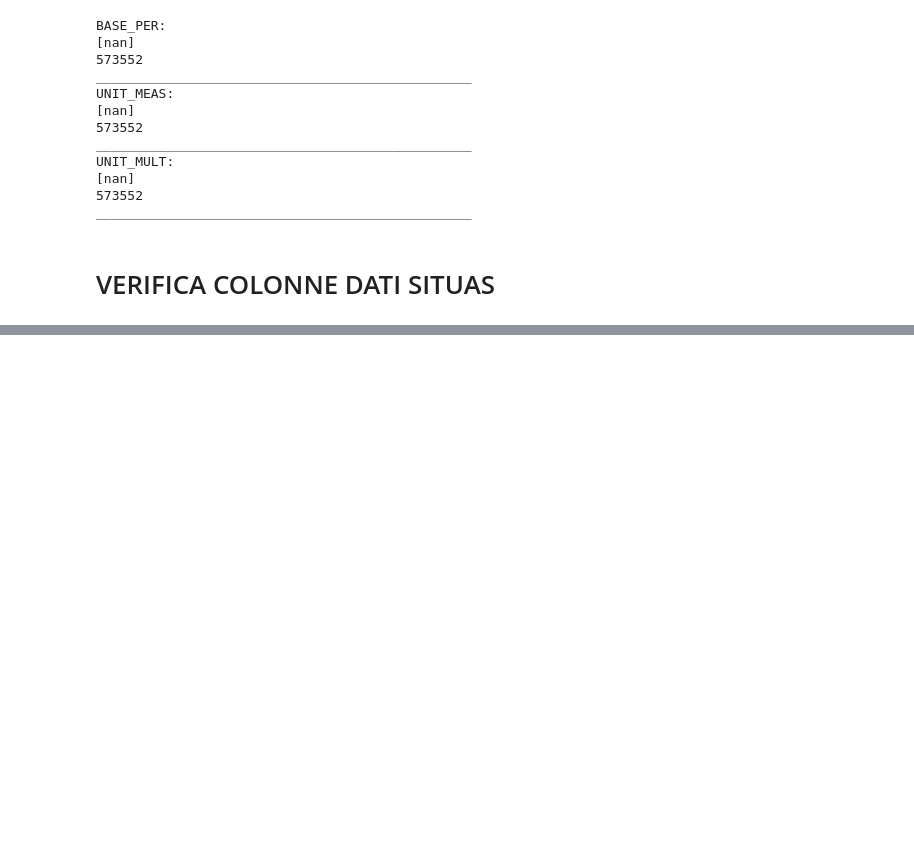
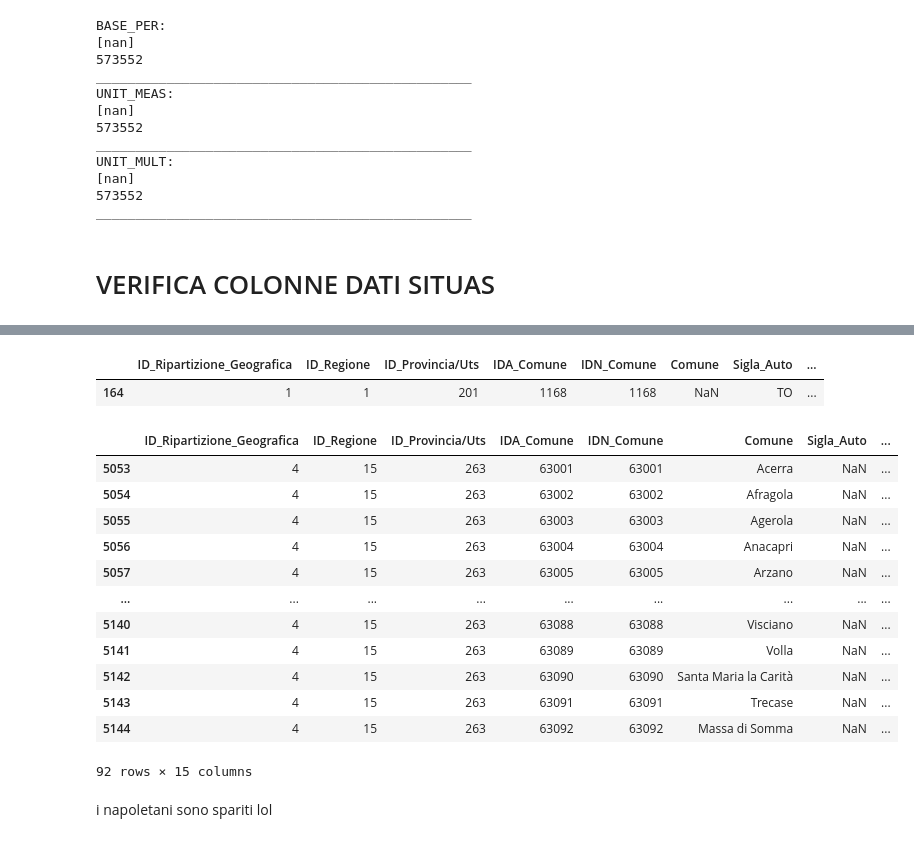
Before and after one commit to creamzztop/Boolean_Repo_LB, a Jupyter notebook: notebook/Notebook - Verifica dei dati.ipynb, the cells around one changed output, grey strips where cells are left out. Cells and saved outputs as stored; diff of their text form; code cells hidden in the pictures; blank space fills up the shorter version.

```diff
--- a/notebook/Notebook - Verifica dei dati.ipynb
+++ b/notebook/Notebook - Verifica dei dati.ipynb
@@ -255,0 +341,39 @@ dtype: object
+# %%
+df_2426_clean = df_comuni_2426[[
+    "Codice Ripartizione geografica_x",
+    "Codice Regione_x",
+    "Codice Provincia/Uts_x",
+    "Codice Comune (alfanumerico)_x",
+    "Codice Comune (numerico)",
+    "Comune_x",
+    "Sigla automobilistica_x",
+    "Capoluogo di Provincia/Uts_x",
+    "Capoluogo di Regione_x",
+    "Popolazione legale_x",
+    "Anno Censimento_x",
+    "Superficie (Kmq)_x",
+    "Anno (Superficie)_x",
+    "Popolazione residente_x",
+    "Anno (Popolazione residente)_x"
+    ]].copy()
+# %%
+df_2426_clean.columns = [
+    "ID_Ripartizione_Geografica",
+    "ID_Regione",
+    "ID_Provincia/Uts",
+    "IDA_Comune",
+    "IDN_Comune",
+    "Comune",
+    "Sigla_Auto",
+    "IS_Capoluogo_Provincia/Uts",
+    "IS_Capoluogo_Regione",
+    "Pop_Legale",
+    "Anno_Pop_Legale",
+    "Superficie_Kmq",
+    "Anno_Superficie",
+    "Pop_Residente",
+    "Anno_Pop_Residente"
+]
+
+print(df_2426_clean.dtypes)
+df_2426_clean.head(3)
@@ -255,0 +401,4 @@ dtype: object
+# %%
+df_2426_clean["Superficie_Kmq"] = df_2426_clean["Superficie_Kmq"].astype(str).str.replace(".", "", regex=False)
+df_2426_clean["Superficie_Kmq"] = df_2426_clean["Superficie_Kmq"].astype(str).str.replace(",", ".", regex=False).astype(float)
+print(df_2426_clean["Superficie_Kmq"].dtypes)
@@ -255,0 +450,23 @@ dtype: object
+# %%
+df_2426_clean[df_2426_clean["Comune"].isnull()].head()
+# %% [output]
+|  | ID_Ripartizione_Geografica | ID_Regione | ID_Provincia/Uts | IDA_Comune | IDN_Comune | Comune | Sigla_Auto | ... |
+| 164 | 1 | 1 | 201 | 1168 | 1168 | NaN | TO | ... |
+# %%
+df_2426_clean[df_2426_clean["Sigla_Auto"].isnull()].head(92)
+# %% [output]
+|  | ID_Ripartizione_Geografica | ID_Regione | ID_Provincia/Uts | IDA_Comune | IDN_Comune | Comune | Sigla_Auto | ... |
+| 5053 | 4 | 15 | 263 | 63001 | 63001 | Acerra | NaN | ... |
+| 5054 | 4 | 15 | 263 | 63002 | 63002 | Afragola | NaN | ... |
+| 5055 | 4 | 15 | 263 | 63003 | 63003 | Agerola | NaN | ... |
+| 5056 | 4 | 15 | 263 | 63004 | 63004 | Anacapri | NaN | ... |
+| 5057 | 4 | 15 | 263 | 63005 | 63005 | Arzano | NaN | ... |
+| ... | ... | ... | ... | ... | ... | ... | ... | ... |
+| 5140 | 4 | 15 | 263 | 63088 | 63088 | Visciano | NaN | ... |
+| 5141 | 4 | 15 | 263 | 63089 | 63089 | Volla | NaN | ... |
+| 5142 | 4 | 15 | 263 | 63090 | 63090 | Santa Maria la Carità | NaN | ... |
+| 5143 | 4 | 15 | 263 | 63091 | 63091 | Trecase | NaN | ... |
+| 5144 | 4 | 15 | 263 | 63092 | 63092 | Massa di Somma | NaN | ... |
+92 rows × 15 columns
+# %% [markdown]
+i napoletani sono spariti lol
```
Also changed, not shown: parts of 13 cells of this notebook.
